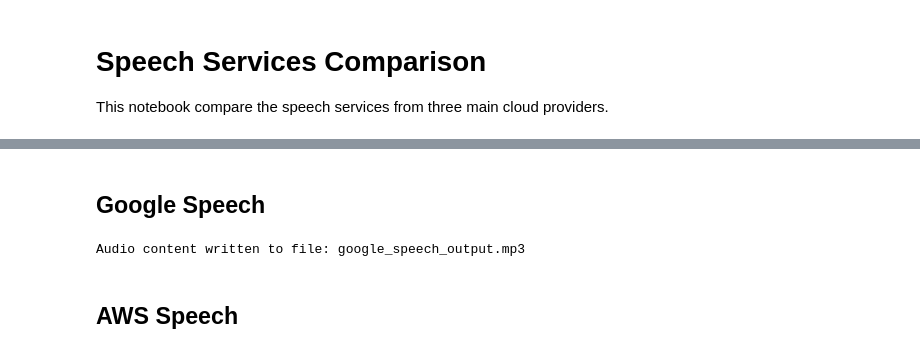
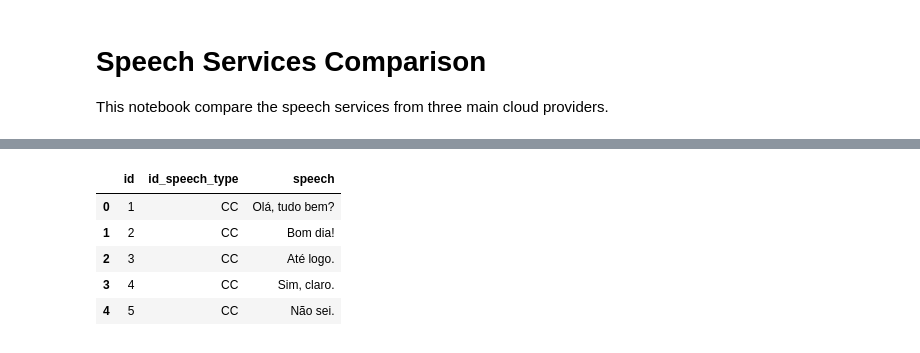
Before and after one commit to jonasluz/DIA.X540.cloud-ai, a Jupyter notebook: Project#2/Speech.ipynb, the cells around one changed output, grey strips where cells are left out. Drawn from its saved outputs; the diff is of its cells as text; code cells hidden in the pictures.

```diff
--- a/Project#2/Speech.ipynb
+++ b/Project#2/Speech.ipynb
@@ -24,12 +4,0 @@ Speech synthesized for text [Doutor, boa tarde... estou um pouco ansiosa pelo re
-# %% [markdown]
-## Google Speech
-# %%
-from speech import GoogleSpeech
-
-google_speech = GoogleSpeech(language_code="pt-BR", voice_name="Achernar")
-google_speech.synthesize(prompt="Be sad and worry!", text=text_to_speak,
-                        output_filepath="google_speech_output.mp3")
-# %% [output]
-Audio content written to file: google_speech_output.mp3
-# %% [markdown]
-## AWS Speech
@@ -44,0 +15,12 @@ Audio content written to file: google_speech_output.mp3
+# %%
+db = sqlite3.connect("project-2.sqlite")
+
+df_speeches = pd.read_sql("SELECT * FROM speech", db)
+df_speeches.head()
+# %% [output]
+|  | id | id_speech_type | speech |
+| 0 | 1 | CC | Olá, tudo bem? |
+| 1 | 2 | CC | Bom dia! |
+| 2 | 3 | CC | Até logo. |
+| 3 | 4 | CC | Sim, claro. |
+| 4 | 5 | CC | Não sei. |
```
Also changed, not shown: parts of 13 cells of this notebook, 3 other files.
